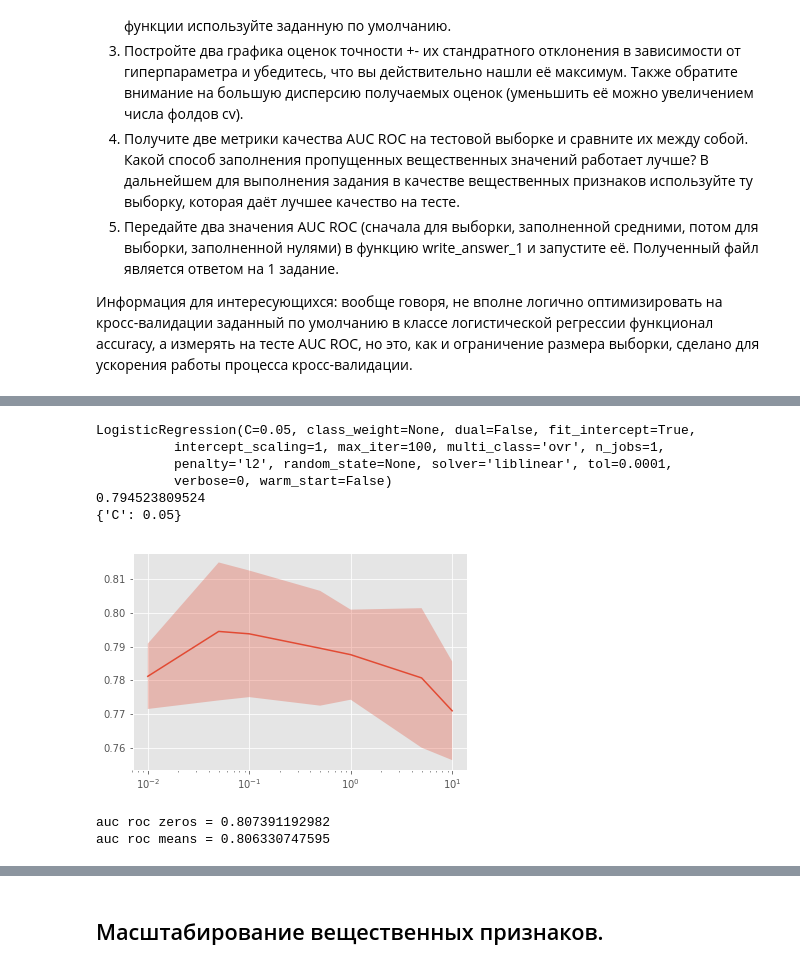
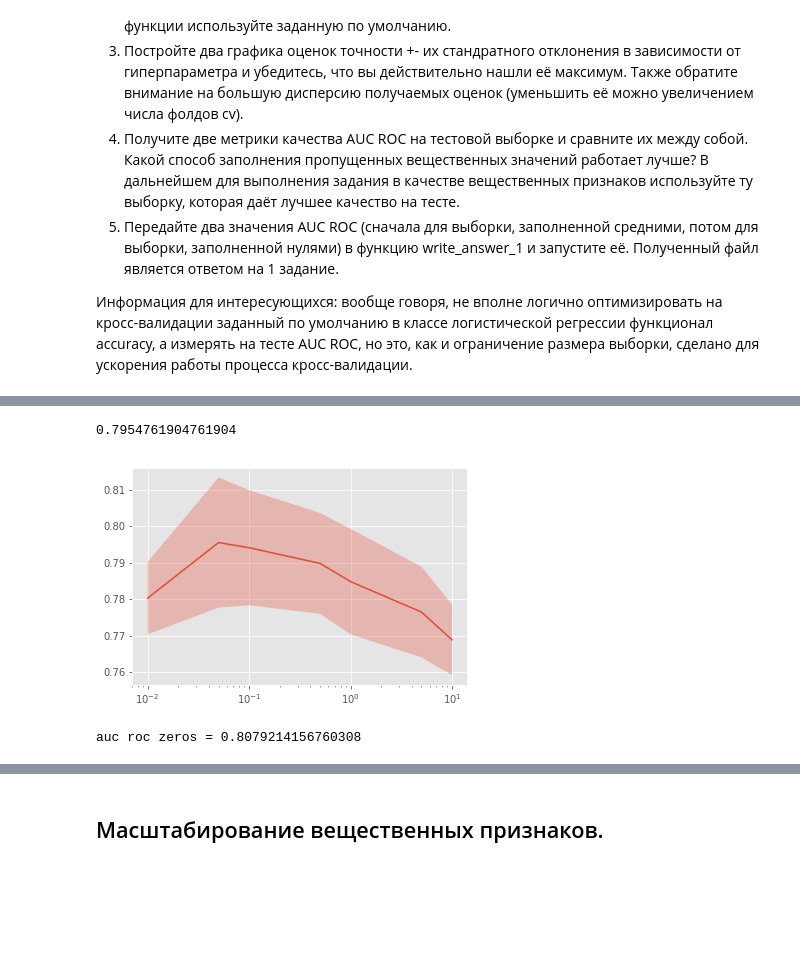
Before and after one commit to vadimbublikov2/coursera-ml-specialization, a Jupyter notebook: c2w3/Preprocessing_LR.ipynb, the cells around one changed output, grey strips where cells are left out. Saved outputs shown, nothing was run; the diff lists cells and outputs as text; code cells hidden in the pictures; blank space fills up the shorter version.

```diff
--- a/c2w3/Preprocessing_LR.ipynb
+++ b/c2w3/Preprocessing_LR.ipynb
@@ -291,4 +301,6 @@ cv = 3
 # place your code here
 # %%
 X_train_full_zeros = np.hstack((X_train_real_zeros, X_train_cat_oh))
+X_test_full_zeros = np.hstack((X_test_real_zeros, X_test_cat_oh))
 X_train_full_means = np.hstack((X_train_real_mean, X_train_cat_oh))
+X_test_full_means = np.hstack((X_test_real_mean, X_test_cat_oh))
@@ -299,2 +306,0 @@ optimizer_means = GridSearchCV(estimator, param_grid, n_jobs = 1, cv = 3)
-# %%
-optimizer_zeros.fit(X_train_full_zeros, y_train)
@@ -336,15 +306,0 @@ plot_scores(optimizer_zeros)
-# %%
-print optimizer_means.best_estimator_
-print optimizer_means.best_score_
-print optimizer_means.best_params_
-# %% [output]
-LogisticRegression(C=0.05, class_weight=None, dual=False, fit_intercept=True,
-          intercept_scaling=1, max_iter=100, multi_class='ovr', n_jobs=1,
-          penalty='l2', random_state=None, solver='liblinear', tol=0.0001,
-          verbose=0, warm_start=False)
-0.794523809524
-{'C': 0.05}
-# %%
-plot_scores(optimizer_means)
-# %% [output]
-[figure, removed]
@@ -356,9 +307,12 @@ predicted_means = optimizer_means.predict( np.hstack((X_test_real_mean, X_test_c
-# %%
-aucroc_zeros = roc_auc_score(y_test, predicted_zeros)
-aucroc_means = roc_auc_score(y_test, predicted_means)
-print 'auc roc zeros = {}'.format(str(aucroc_zeros))
-print 'auc roc means = {}'.format(str(aucroc_means))
-write_answer_1(aucroc_means, aucroc_zeros)
-# %% [output]
-auc roc zeros = 0.807391192982
-auc roc means = 0.806330747595
+# %%
+estimator = LogisticRegression()
+optimizer = GridSearchCV(estimator, param_grid, n_jobs = 1, cv = 3)
+optimizer.fit(X_train_full_zeros, y_train)
+print optimizer.best_score_
+plot_scores2(optimizer)
+aucroc_zeros = roc_auc_score(y_test, optimizer.predict(X_test_full_zeros) )
+print 'auc roc zeros = {}'.format(str(aucroc_zeros))
+# %% [output]
+0.7954761904761904
+[figure, added]
+auc roc zeros = 0.8079214156760308
```
Also changed, not shown: parts of 35 cells of this notebook, 5 other files.
